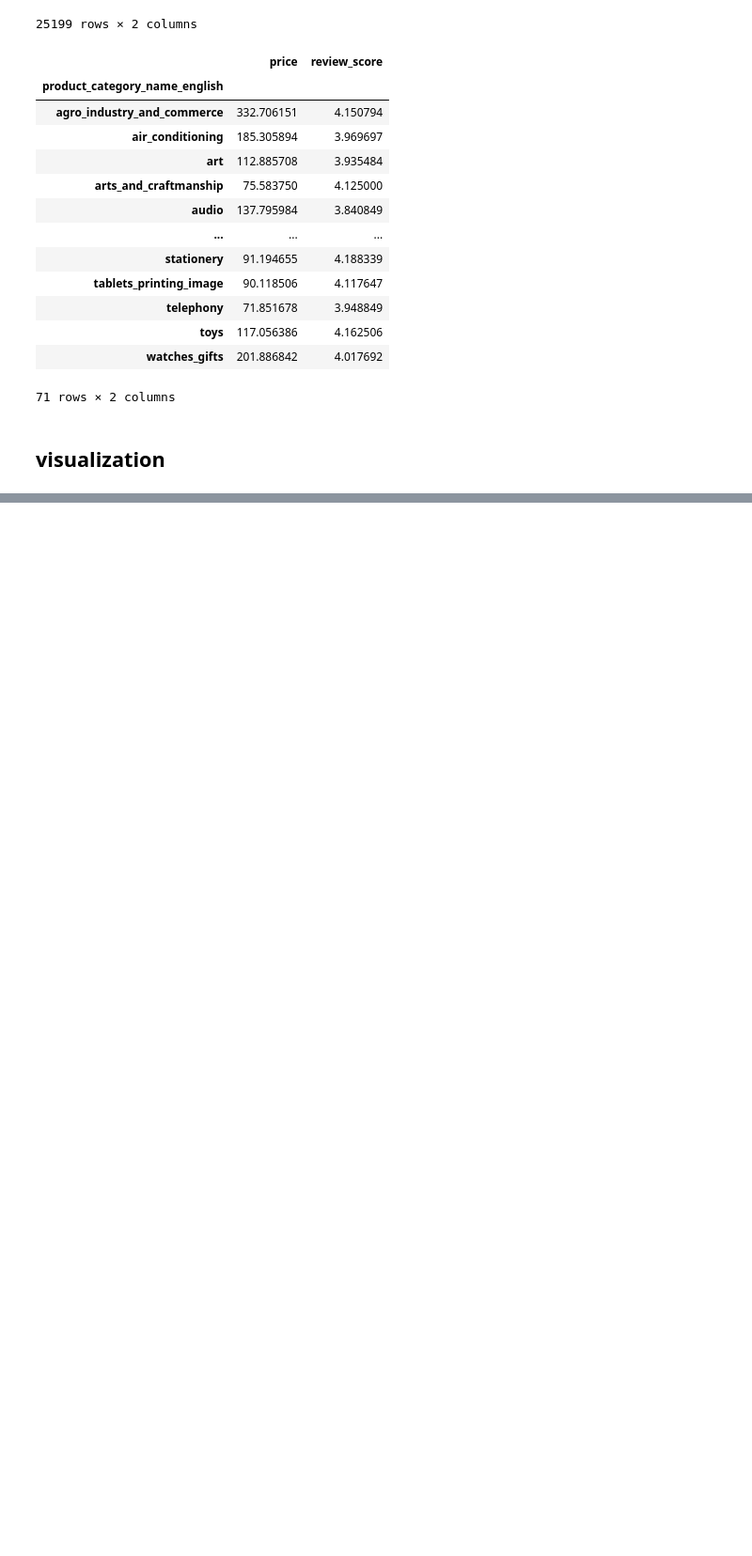
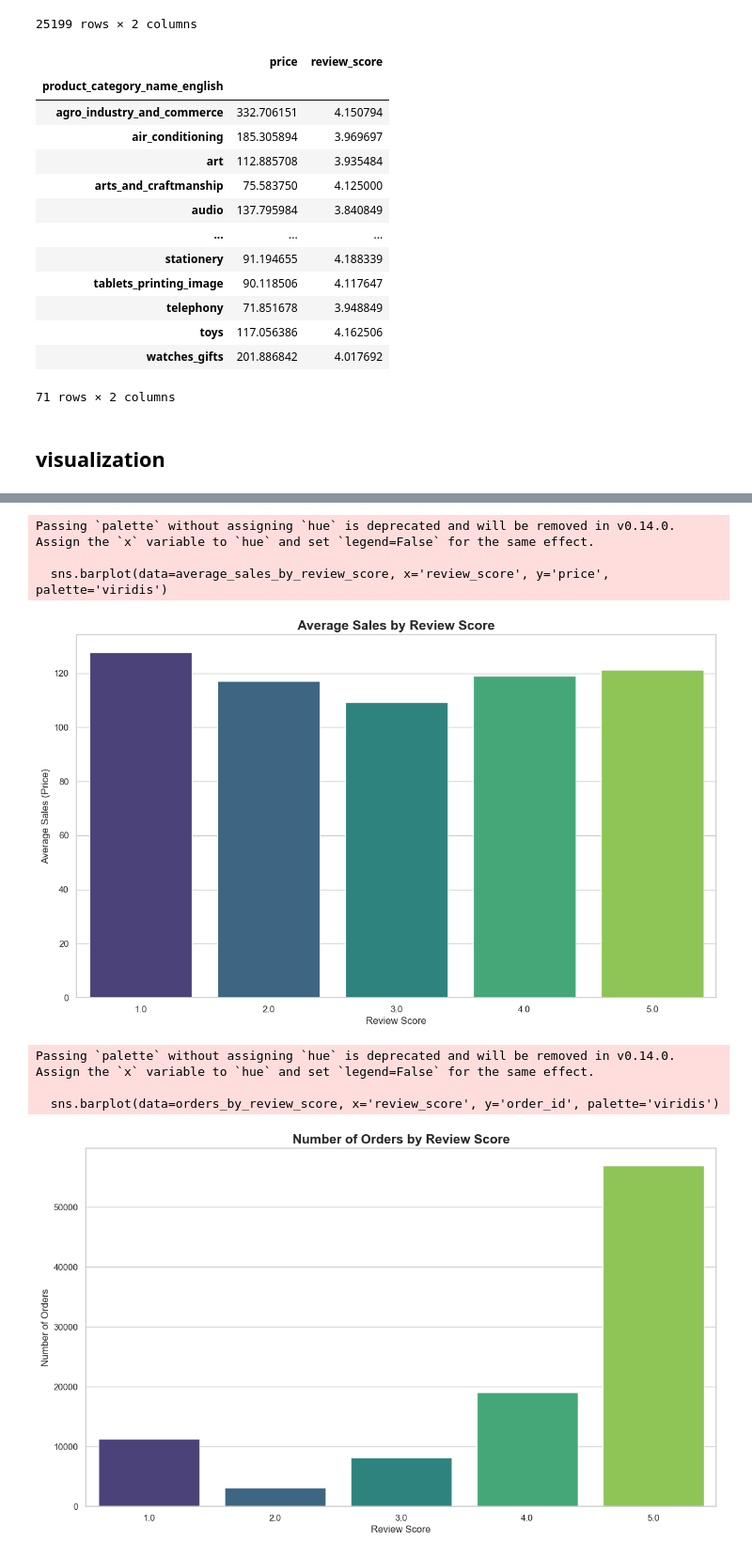
Before and after one commit to lazuardiff/proyek-analisis-data-dicoding, a Jupyter notebook: submission/notebook.ipynb, the cells around one changed output, grey strips where cells are left out. Shown at 94% size. Cells and saved outputs as stored; diff of their text form; code cells hidden in the pictures; blank space fills up the shorter version.

```diff
--- a/submission/notebook.ipynb
+++ b/submission/notebook.ipynb
@@ -2214,0 +1145,29 @@ plt.show()
+# %%
+average_sales_by_review_score = merge_all.groupby(
+    'review_score')['price'].mean().reset_index()
+plt.figure(figsize=(14, 8))
+sns.barplot(data=average_sales_by_review_score,
+            x='review_score', y='price', palette='viridis')
+plt.title('Average Sales by Review Score', fontsize=16, fontweight='bold')
+plt.xlabel('Review Score', fontsize=12)
+plt.ylabel('Average Sales (Price)', fontsize=12)
+plt.show()
+
+orders_by_review_score = merge_all.groupby(
+    'review_score')['order_id'].nunique().reset_index()
+plt.figure(figsize=(14, 8))
+sns.barplot(data=orders_by_review_score, x='review_score',
+            y='order_id', palette='viridis')
+plt.title('Number of Orders by Review Score', fontsize=16, fontweight='bold')
+plt.xlabel('Review Score', fontsize=12)
+plt.ylabel('Number of Orders', fontsize=12)
+plt.show()
+# %% [output]
+Passing `palette` without assigning `hue` is deprecated and will be removed in v0.14.0. Assign the `x` variable to `hue` and set `legend=False` for the same effect.
+
+  sns.barplot(data=average_sales_by_review_score, x='review_score', y='price', palette='viridis')
+[figure, added]
+Passing `palette` without assigning `hue` is deprecated and will be removed in v0.14.0. Assign the `x` variable to `hue` and set `legend=False` for the same effect.
+
+  sns.barplot(data=orders_by_review_score, x='review_score', y='order_id', palette='viridis')
+[figure, added]
```
Also changed, not shown: parts of 170 cells of this notebook.
